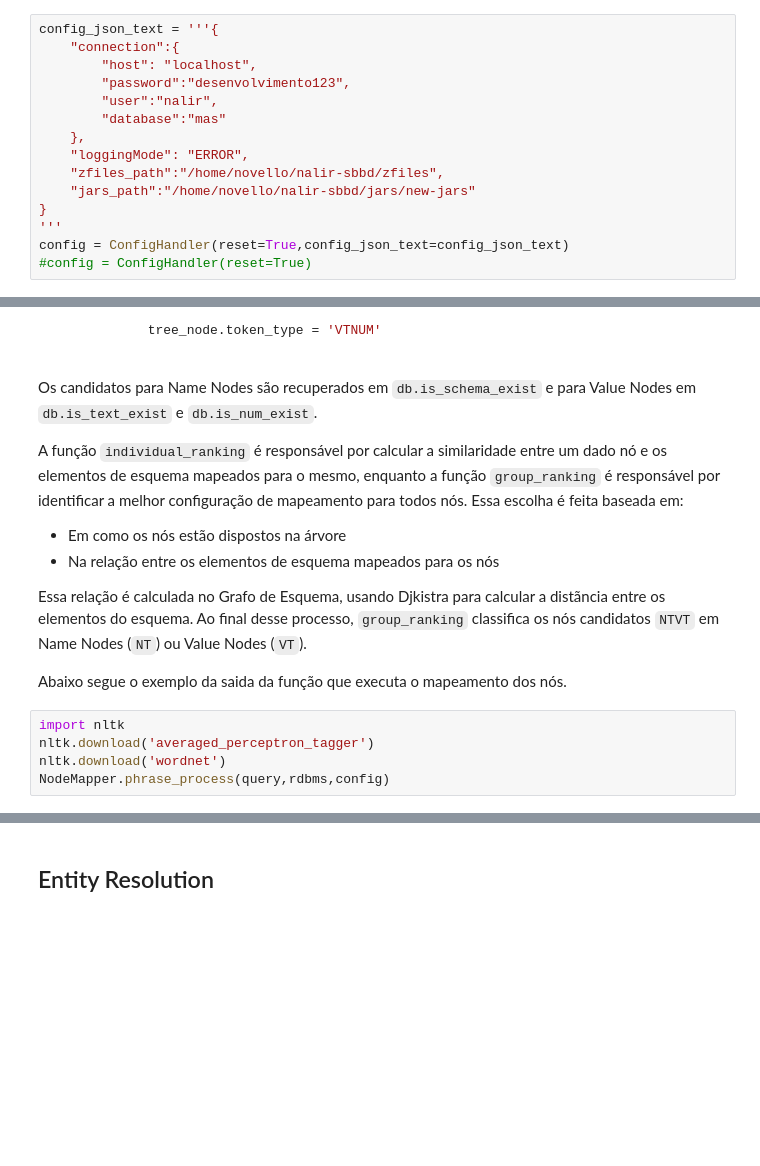
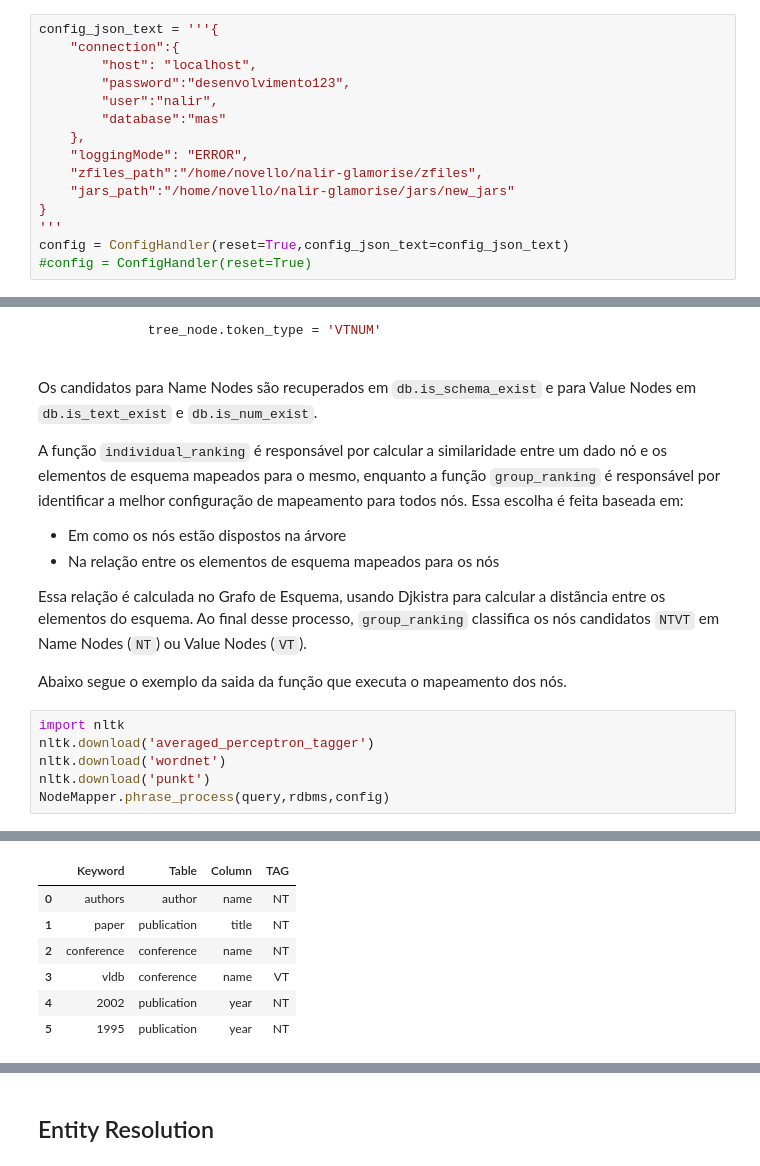
Before and after one commit to novello/nalir-glamorise, a Jupyter notebook: NaLIR.ipynb, the cells around one changed output, grey strips where cells are left out. Drawn from its saved outputs; the diff is of its cells as text; blank space fills up the shorter version.

```diff
--- a/NaLIR.ipynb
+++ b/NaLIR.ipynb
@@ -47,8 +47,8 @@ config_json_text = '''{
         "database":"mas"
     },
     "loggingMode": "ERROR",
-    "zfiles_path":"/home/novello/nalir-sbbd/zfiles",
-    "jars_path":"/home/novello/nalir-sbbd/jars/new-jars"
+    "zfiles_path":"/home/novello/nalir-glamorise/zfiles",
+    "jars_path":"/home/novello/nalir-glamorise/jars/new_jars"
 }
 '''
 config = ConfigHandler(reset=True,config_json_text=config_json_text)
@@ -255,4 +274,6 @@ Abaixo segue o exemplo da saida da função que executa o mapeamento dos nós.
 import nltk
 nltk.download('averaged_perceptron_tagger')
 nltk.download('wordnet')
+nltk.download('punkt')
 NodeMapper.phrase_process(query,rdbms,config)
+# %% [output]
@@ -259,2 +288,9 @@ NodeMapper.phrase_process(query,rdbms,config)
+|  | Keyword | Table | Column | TAG |
+| 0 | authors | author | name | NT |
+| 1 | paper | publication | title | NT |
+| 2 | conference | conference | name | NT |
+| 3 | vldb | conference | name | VT |
+| 4 | 2002 | publication | year | NT |
+| 5 | 1995 | publication | year | NT |
 # %%
 query.parse_tree.show()
```
Also changed, not shown: parts of 11 cells of this notebook.
